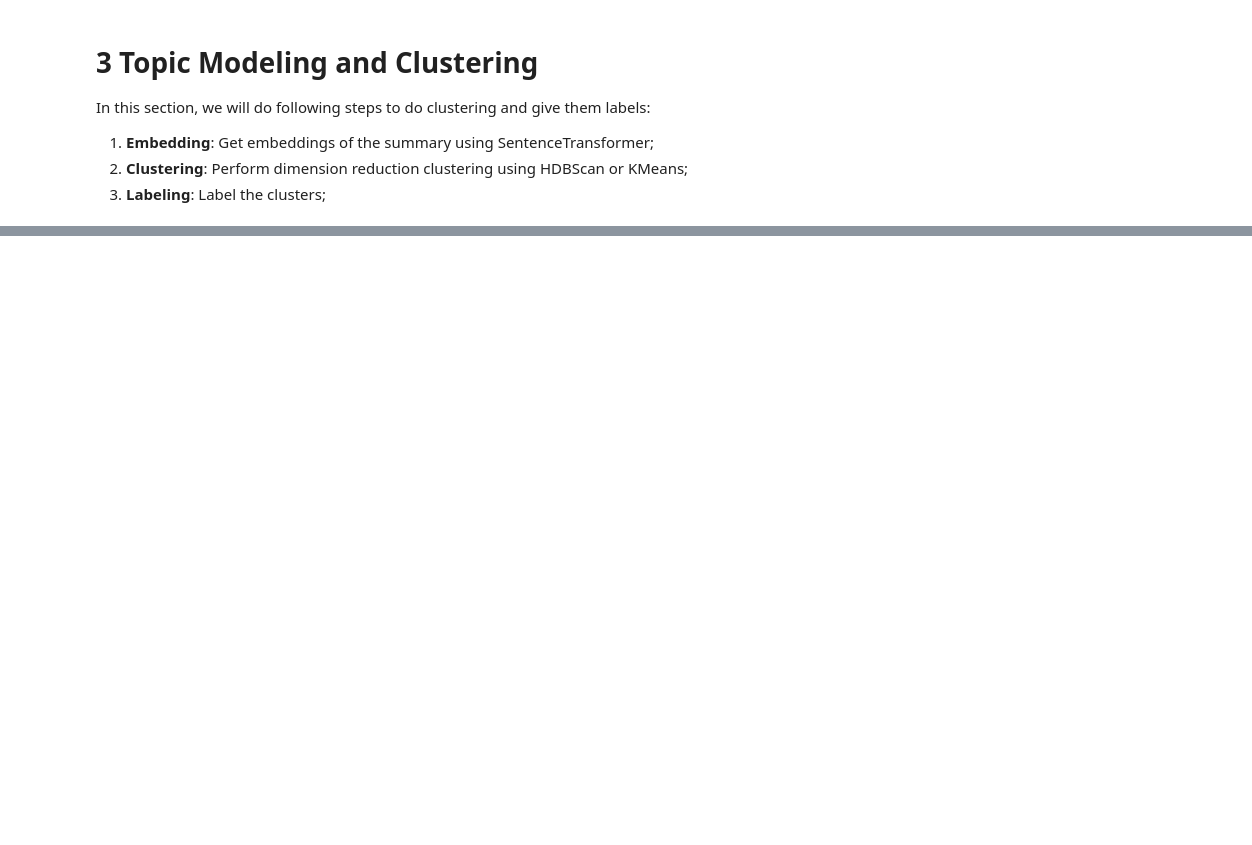
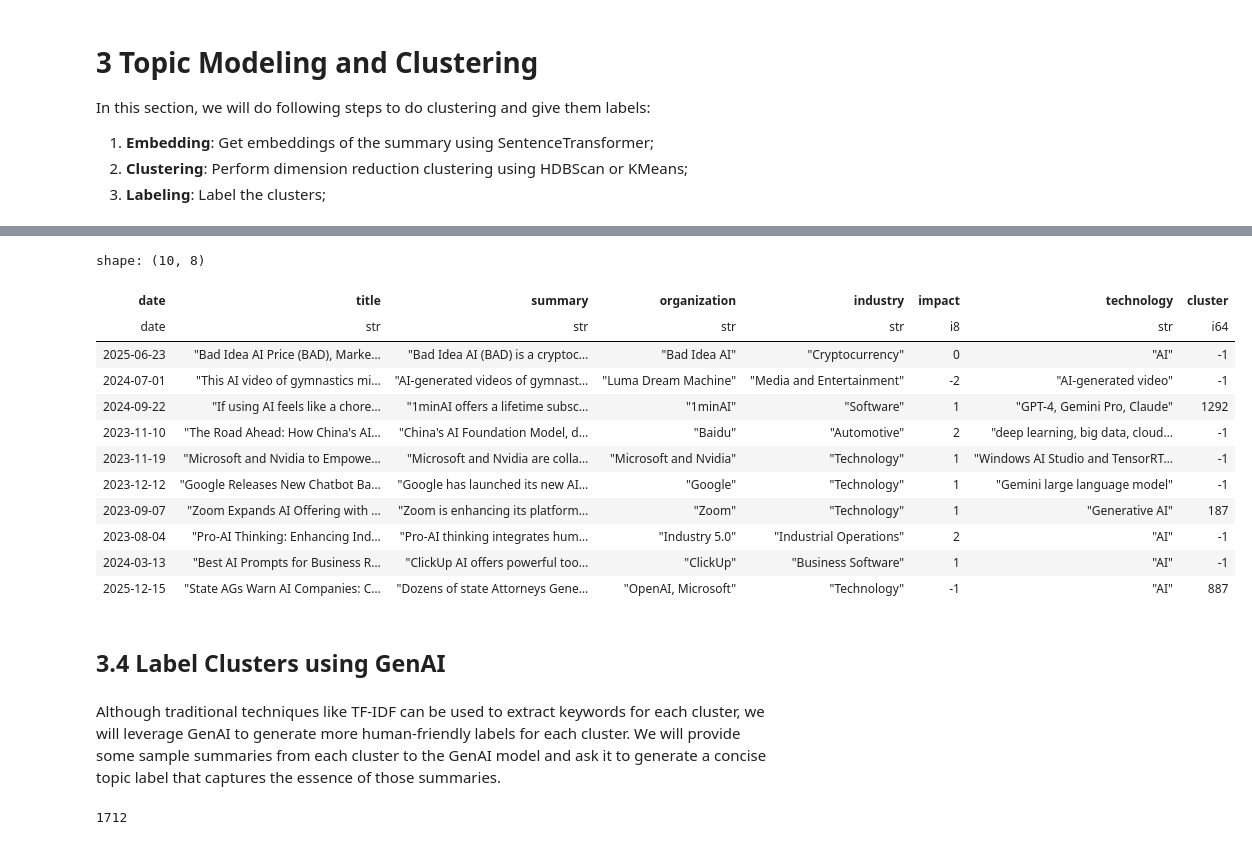
Before and after one commit to zhongjiaying/zjy-nlp-2603, a Jupyter notebook: 03_topic_modeling.ipynb, the cells around one changed output, grey strips where cells are left out. Drawn from its saved outputs; the diff is of its cells as text; code cells hidden in the pictures; blank space fills up the shorter version.

```diff
--- a/03_topic_modeling.ipynb
+++ b/03_topic_modeling.ipynb
@@ -786,0 +43,2 @@ display(topic_info.head(20))
+# %%
+embedding_model = get_embedder(test_mode=True)
@@ -786,0 +185,40 @@ display(topic_info.head(20))
+# %%
+umap_model = UMAP(
+    n_neighbors=40,
+    n_components=5,
+    min_dist=0.0,
+    metric='cosine',
+    random_state=42
+)
+
+hdbscan_model = HDBSCAN(
+    min_cluster_size=20,
+    min_samples=1,
+    metric='euclidean',
+    cluster_selection_method='eom',
+    prediction_data=False
+)
+
+vectorizer_model = CountVectorizer(
+    stop_words="english",
+    ngram_range=(1, 2),
+    min_df=5,
+    max_df=0.90,
+    token_pattern=r"(?u)\b[a-zA-Z][a-zA-Z]+\b",
+)
+ctfidf_model = ClassTfidfTransformer(bm25_weighting=True, reduce_frequent_words=True)
+
+topic_model = BERTopic(
+    embedding_model=embedding_model,
+    umap_model=umap_model,
+    hdbscan_model=hdbscan_model,
+    vectorizer_model=vectorizer_model,
+    ctfidf_model=ctfidf_model,
+    calculate_probabilities=False
+)
+# %%
+topics, probs = topic_model.fit_transform(texts, embeddings)
+topic_info = topic_model.get_topic_info()
+
+print(f"Number of topics: {topic_info.shape[0] - 1}")
+topic_info.head(10)
@@ -786,0 +241,17 @@ display(topic_info.head(20))
+# %%
+summary_df = summary_df.with_columns(pl.Series("cluster", topics))
+summary_df.head(10)
+# %% [output]
+shape: (10, 8)
+| date | title | summary | organization | industry | impact | technology | cluster |
+| date | str | str | str | str | i8 | str | i64 |
+| 2025-06-23 | "Bad Idea AI Price (BAD), Marke… | "Bad Idea AI (BAD) is a cryptoc… | "Bad Idea AI" | "Cryptocurrency" | 0 | "AI" | -1 |
+| 2024-07-01 | "This AI video of gymnastics mi… | "AI-generated videos of gymnast… | "Luma Dream Machine" | "Media and Entertainment" | -2 | "AI-generated video" | -1 |
+| 2024-09-22 | "If using AI feels like a chore… | "1minAI offers a lifetime subsc… | "1minAI" | "Software" | 1 | "GPT-4, Gemini Pro, Claude" | 1292 |
+| 2023-11-10 | "The Road Ahead: How China's AI… | "China's AI Foundation Model, d… | "Baidu" | "Automotive" | 2 | "deep learning, big data, cloud… | -1 |
+| 2023-11-19 | "Microsoft and Nvidia to Empowe… | "Microsoft and Nvidia are colla… | "Microsoft and Nvidia" | "Technology" | 1 | "Windows AI Studio and TensorRT… | -1 |
+| 2023-12-12 | "Google Releases New Chatbot Ba… | "Google has launched its new AI… | "Google" | "Technology" | 1 | "Gemini large language model" | -1 |
+| 2023-09-07 | "Zoom Expands AI Offering with … | "Zoom is enhancing its platform… | "Zoom" | "Technology" | 1 | "Generative AI" | 187 |
+| 2023-08-04 | "Pro-AI Thinking: Enhancing Ind… | "Pro-AI thinking integrates hum… | "Industry 5.0" | "Industrial Operations" | 2 | "AI" | -1 |
+| 2024-03-13 | "Best AI Prompts for Business R… | "ClickUp AI offers powerful too… | "ClickUp" | "Business Software" | 1 | "AI" | -1 |
+| 2025-12-15 | "State AGs Warn AI Companies: C… | "Dozens of state Attorneys Gene… | "OpenAI, Microsoft" | "Technology" | -1 | "AI" | 887 |
@@ -786,0 +261,19 @@ display(topic_info.head(20))
+# %% [markdown]
+## 3.4 Label Clusters using GenAI
+# %% [markdown]
+Although traditional techniques like TF-IDF can be used to extract keywords for each cluster, we will leverage GenAI to generate more human-friendly labels for each cluster. We will provide some sample summaries from each cluster to the GenAI model and ask it to generate a concise topic label that captures the essence of those summaries.
+# %%
+# # Checkpoint load
+# summary_df = pl.read_parquet("023_clustered_data.parquet")
+
+cluster_samples = []
+
+for idx, sub_df in summary_df.to_pandas().groupby('cluster'):
+    if idx == -1:
+        continue
+    sample_texts = sub_df['summary'].sample(5).tolist()
+    cluster_samples.append((idx, '\n'.join(sample_texts)))
+
+len(cluster_samples)
+# %% [output]
+1712
```
Also changed, not shown: parts of 39 cells of this notebook, 7 other files.
